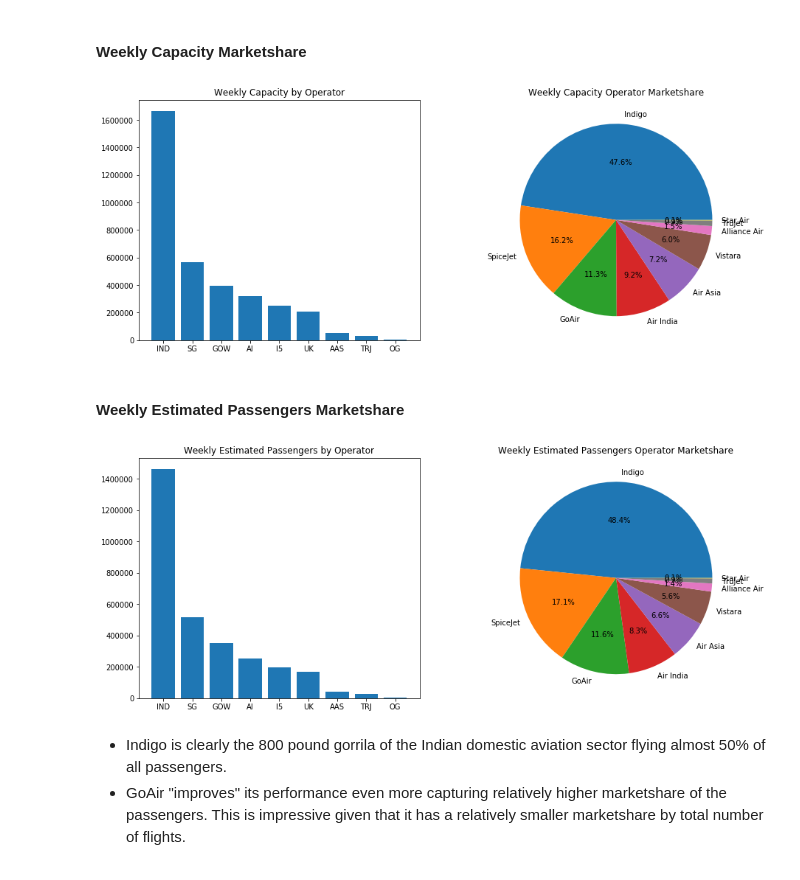
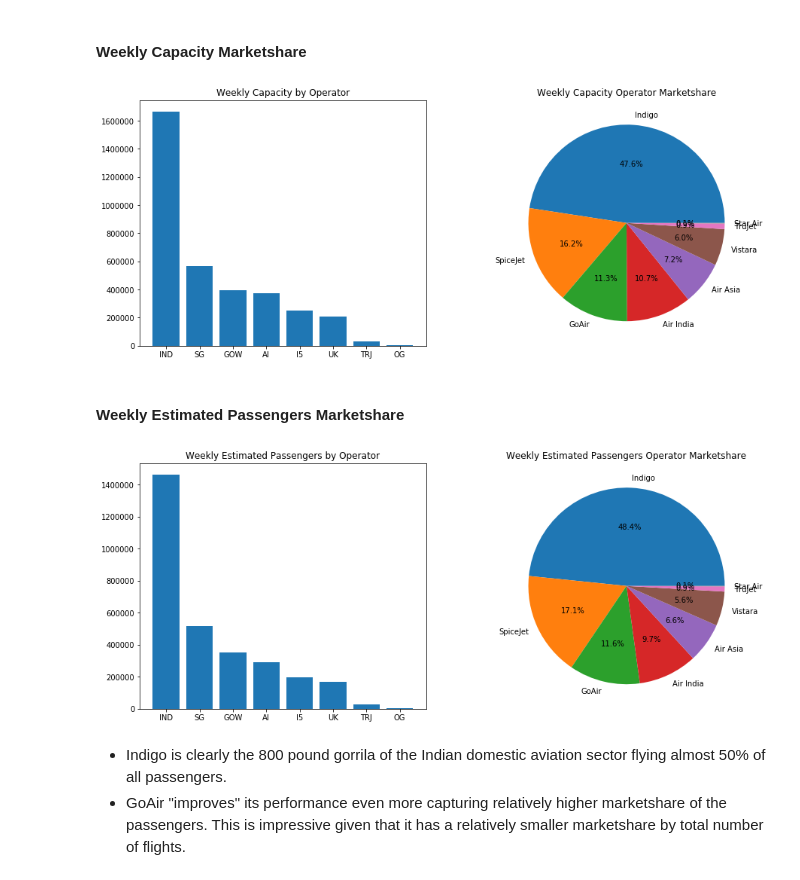
Before and after one commit to sanjeevgadre/Portfolio-Airport-Traffic, a Jupyter notebook: operator-movement-analysis.ipynb, the cells around one changed output. Saved outputs shown, nothing was run; the diff lists cells and outputs as text; code cells hidden in the pictures.

```diff
--- a/operator-movement-analysis.ipynb
+++ b/operator-movement-analysis.ipynb
@@ -79,26 +81,28 @@ plt.show()
 # %%
 df = pd.DataFrame(data = None, index = codes_to_carrier.keys(), columns = ['weekly_capacity', 'mkt_share'])
 for operator in operators:
     op_capacity = dat.query('operator == @operator')['weekly_capacity'].sum()
     df.loc[df.index == operator, 'weekly_capacity'] = op_capacity
     df.loc[df.index == operator, 'mkt_share'] = round(op_capacity/sum(dat.weekly_capacity), 4)
 
+df.at['AI'] = df[(df.index == 'AI') | (df.index == 'AAS')].sum(axis = 0) # Combining AI and AAS
+df = df.drop(index = 'AAS')
 df = df.sort_values(by = 'weekly_capacity', ascending = False)
 
 plt.figure(figsize = (15, 6))
 
 plt.subplot(1, 2, 1)
 plt.bar(df.index, df.weekly_capacity)
 plt.title('Weekly Capacity by Operator')
 
 plt.subplot(1, 2, 2)
 plt.pie(df.mkt_share, radius = 1, autopct = '%1.1f%%',
         labels = [codes_to_carrier[value] for value in df.index])
 plt.title('Weekly Capacity Operator Marketshare')
 
 plt.show()
 # %% [output]
-[figure, old version]
+[figure, new version]
 # %% [markdown]
 #### Weekly Estimated Passengers Marketshare
 # %%
@@ -108,6 +112,8 @@ for operator in operators:
     df.loc[df.index == operator, 'weekly_est_pass'] = op_capacity
     df.loc[df.index == operator, 'mkt_share'] = round(op_capacity/sum(dat.weekly_est_pass), 4)
 
+df.at['AI'] = df[(df.index == 'AI') | (df.index == 'AAS')].sum(axis = 0) # Combining AI and AAS
+df = df.drop(index = 'AAS')
 df = df.sort_values(by = 'weekly_est_pass', ascending = False)
 
 plt.figure(figsize = (15, 6))
@@ -123,7 +129,7 @@ plt.title('Weekly Estimated Passengers Operator Marketshare')
 
 plt.show()
 # %% [output]
-[figure, old version]
+[figure, new version]
 # %% [markdown]
 <ul>
     <li>Indigo is clearly the 800 pound gorrila of the Indian domestic aviation sector flying almost 50% of all passengers.
```
Also changed, not shown: parts of 11 cells of this notebook.
